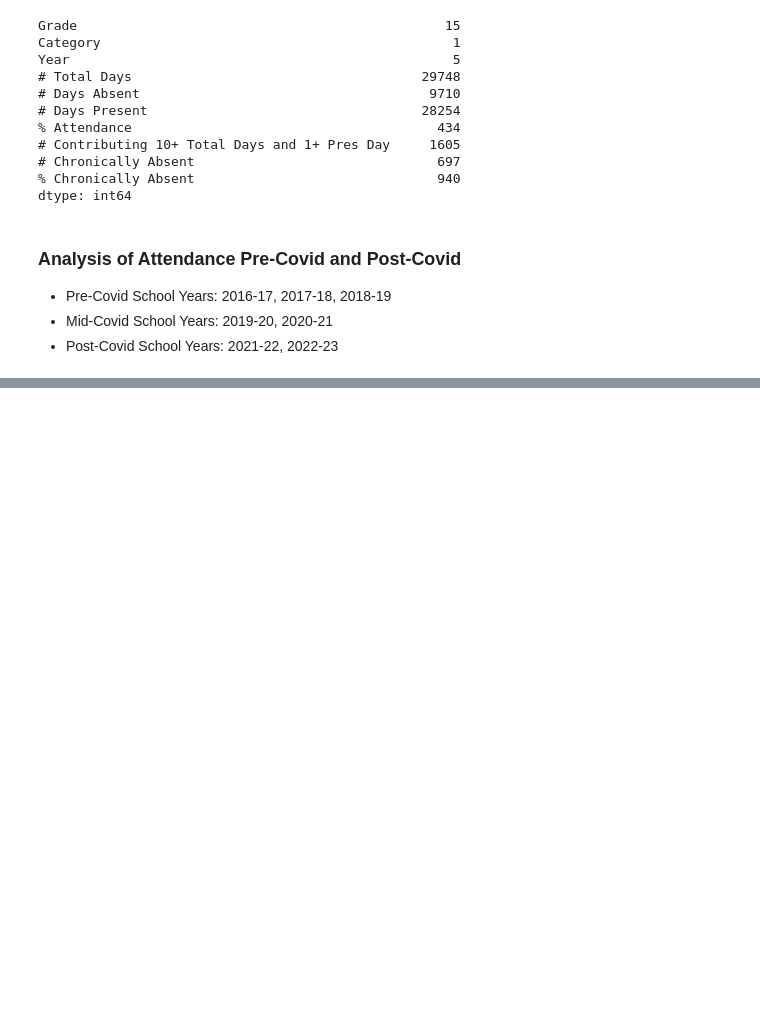
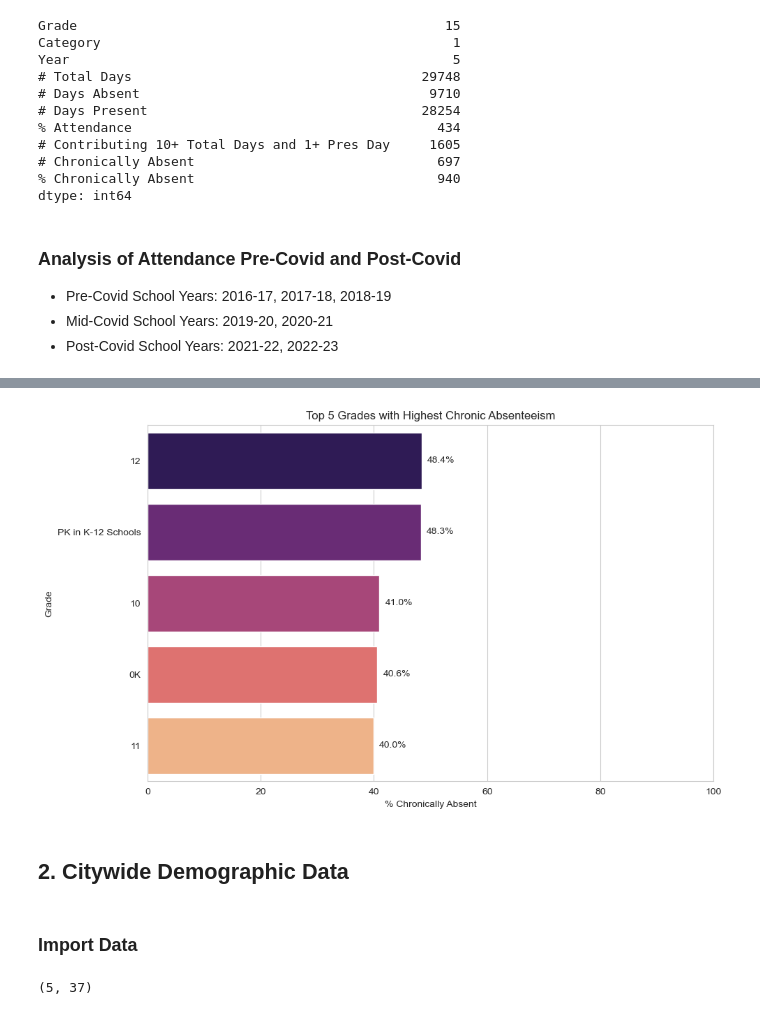
Before and after one commit to Mrfunderburker/Education-Capstone, a Jupyter notebook: code/jacquelene_eda.ipynb, the cells around one changed output, grey strips where cells are left out. Drawn from its saved outputs; the diff is of its cells as text; code cells hidden in the pictures; blank space fills up the shorter version.

```diff
--- a/code/jacquelene_eda.ipynb
+++ b/code/jacquelene_eda.ipynb
@@ -235,0 +238,44 @@ plt.show()
+# %%
+# Make sure the data types are correct
+absent_df['% Chronically Absent'] = pd.to_numeric(absent_df['% Chronically Absent'], errors = 'coerce')
+absent_df['Grade'] = absent_df['Grade'].astype(str).str.strip()
+
+# Get Top 5 Grades with Highest Average Chronic Absenteeism
+top5 = (
+    absent_df[absent_df['Grade'] != 'All Grades']
+    .groupby('Grade')['% Chronically Absent']
+    .mean()
+    .sort_values(ascending=False)
+    .head(5)
+    )
+
+top5_df = top5.reset_index()
+top5_df.columns = ['Grade', '% Chronically Absent']
+
+# Plot data with hue and magma palette
+plt.figure(figsize=(10,6))
+sns.barplot(
+    data=top5_df,
+    x='% Chronically Absent',
+    y='Grade',
+    hue='Grade',
+    palette='magma',
+    legend=False
+)
+
+# Add labels
+for i, value in enumerate(top5.values):
+    plt.text(value +1, i, f"{value:.1f}%", va='center')
+
+plt.title('Top 5 Grades with Highest Chronic Absenteeism')
+plt.xlabel('% Chronically Absent')
+plt.xlim(0,100)
+plt.ylabel('Grade')
+plt.tight_layout()
+plt.show()
+# %% [output]
+[figure, added]
+# %% [markdown]
+## 2. Citywide Demographic Data
+# %% [markdown]
+### Import Data
@@ -235,0 +285,4 @@ plt.show()
+# %%
+demo_df.shape
+# %% [output]
+(5, 37)
```
Also changed, not shown: parts of 16 cells of this notebook.
